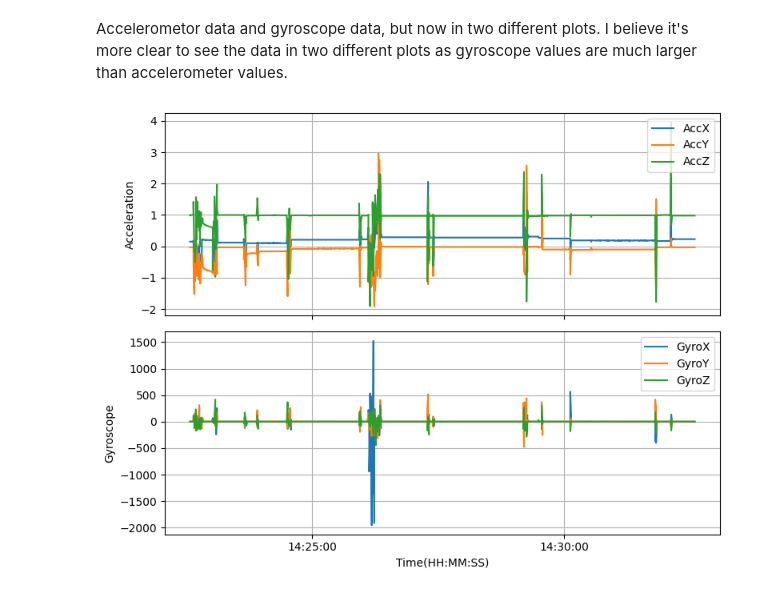
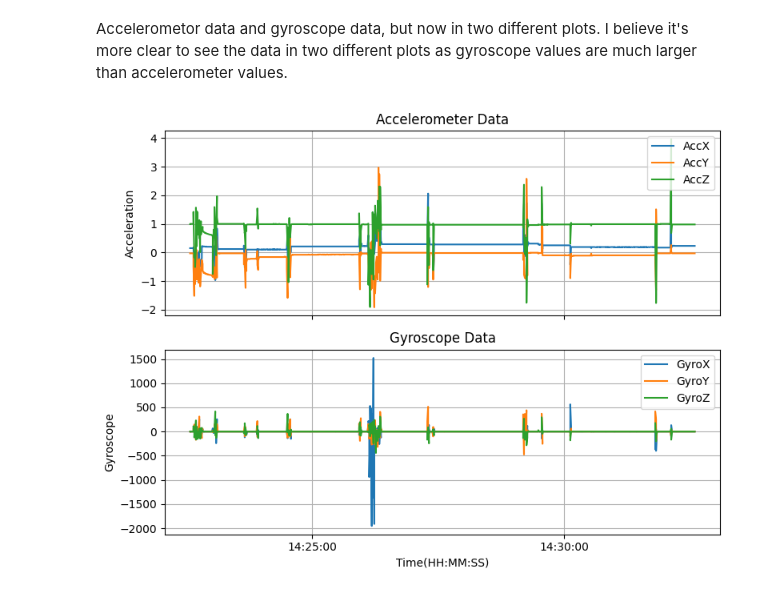
Before and after one commit to djolodjolo23/DA642E-AI-and-Data-Management-for-IoT, a Jupyter notebook: LAB_2/A2_2/python/plot_data.ipynb, the cells around one changed output. Cells and saved outputs as stored; diff of their text form; code cells hidden in the pictures.

```diff
--- a/LAB_2/A2_2/python/plot_data.ipynb
+++ b/LAB_2/A2_2/python/plot_data.ipynb
@@ -47,23 +47,25 @@ Accelerometor data and gyroscope data, but now in two different plots. I believe
 # %%
 fig, (ax1, ax2) = plt.subplots(2, 1, sharex=True, figsize=(8, 6))
 
+ax1.set_title("Accelerometer Data")
 ax1.plot(df["Datetime"], df["AccX"], label="AccX")
 ax1.plot(df["Datetime"], df["AccY"], label="AccY")
 ax1.plot(df["Datetime"], df["AccZ"], label="AccZ")
 ax1.set_ylabel("Acceleration")
 ax1.legend(loc="upper right")
 ax1.grid()
 
+ax2.set_title("Gyroscope Data")
 ax2.plot(df["Datetime"], df["GyroX"], label="GyroX")
 ax2.plot(df["Datetime"], df["GyroY"], label="GyroY")
 ax2.plot(df["Datetime"], df["GyroZ"], label="GyroZ")
 ax2.set_xlabel("Time(HH:MM:SS)")
 ax2.set_ylabel("Gyroscope")
 ax2.legend(loc="upper right")
 ax2.grid()
 
 plt.tight_layout()
 plt.gca().xaxis.set_major_formatter(mdates.DateFormatter('%H:%M:%S'))
 plt.show()
 # %% [output]
-[figure, old version]
+[figure, new version]
```
Also changed, not shown: parts of 5 cells of this notebook, 1 other file.
